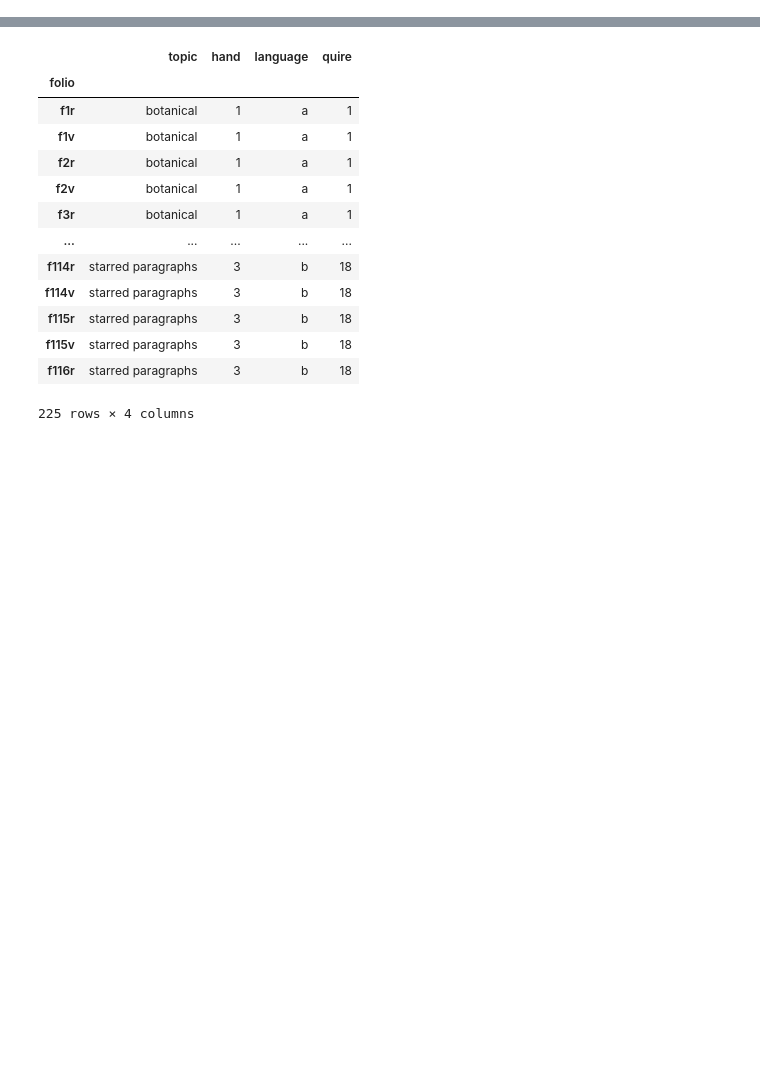
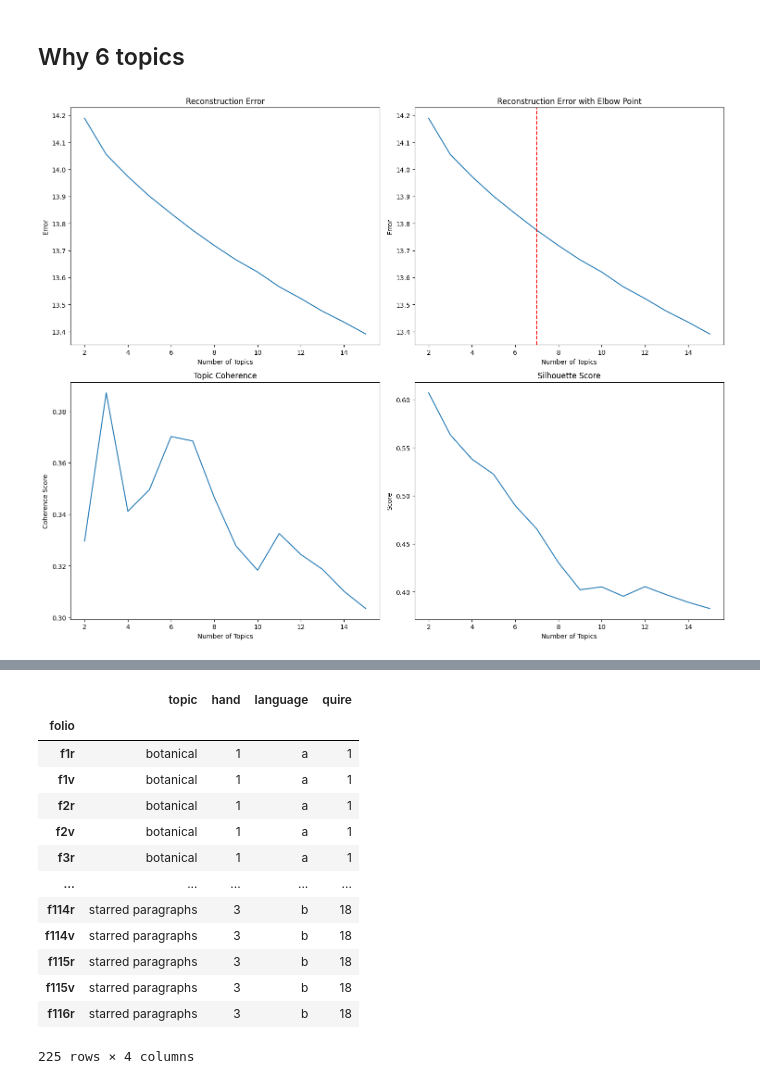
Before and after one commit to akatelync/voynich-manuscript, a Jupyter notebook: LT6_Lab_2B.ipynb, the cells around one changed output, grey strips where cells are left out. Drawn from its saved outputs; the diff is of its cells as text; code cells hidden in the pictures; blank space fills up the shorter version.

```diff
--- a/LT6_Lab_2B.ipynb
+++ b/LT6_Lab_2B.ipynb
@@ -68,3 +46,5 @@ def tokenize(data):
+# %% [markdown]
+## Why 6 topics
 # %%
 fpath = "/Users/katecastillo/Documents/MSDS/voynich-manuscript/takahashi_transcription.txt"
 
@@ -80,0 +57,15 @@ nmf_features = nmf_model.fit_transform(tfidf_matrix)
+# %%
+def calculate_topic_coherence(W, H, tfidf_matrix):
+    """
+    Calculate topic coherence using PMI-based metric
+    """
+    n_top_terms = 10
+    coherence_scores = []
+
+    for topic_idx in range(H.shape[0]):
+        top_term_indices = H[topic_idx].argsort()[:-n_top_terms-1:-1]
+        term_co_occurrences = tfidf_matrix[:, top_term_indices].toarray()
+        coherence = np.mean(np.corrcoef(term_co_occurrences.T))
+        coherence_scores.append(coherence)
+
+    return np.mean(coherence_scores)
@@ -80,0 +106,41 @@ nmf_features = nmf_model.fit_transform(tfidf_matrix)
+# %%
+fig, axes = plt.subplots(2, 2, figsize=(15, 12))
+
+# Plot reconstruction error
+axes[0, 0].plot(results["n_topics"], results["reconstruction_error"])
+axes[0, 0].set_title("Reconstruction Error")
+axes[0, 0].set_xlabel("Number of Topics")
+axes[0, 0].set_ylabel("Error")
+
+# Plot reconstruction error with elbow point
+axes[0, 1].plot(results["n_topics"], results["reconstruction_error"])
+axes[0, 1].axvline(x=kn.elbow, color="r", linestyle="--")
+axes[0, 1].set_title("Reconstruction Error with Elbow Point")
+axes[0, 1].set_xlabel("Number of Topics")
+axes[0, 1].set_ylabel("Error")
+
+# Plot topic coherence
+axes[1, 0].plot(results["n_topics"], results["topic_coherence"])
+axes[1, 0].set_title("Topic Coherence")
+axes[1, 0].set_xlabel("Number of Topics")
+axes[1, 0].set_ylabel("Coherence Score")
+
+# Plot silhouette score
+axes[1, 1].plot(results["n_topics"], results["silhouette_score"])
+axes[1, 1].set_title("Silhouette Score")
+axes[1, 1].set_xlabel("Number of Topics")
+axes[1, 1].set_ylabel("Score")
+
+# Find elbow point using reconstruction error
+kn = KneeLocator(
+    results["n_topics"],
+    results["reconstruction_error"],
+    curve="convex",
+    direction="decreasing"
+)
+
+
+
+plt.tight_layout()
+# %% [output]
+[figure, added]
```
Also changed, not shown: parts of 46 cells of this notebook, 5 other files.
